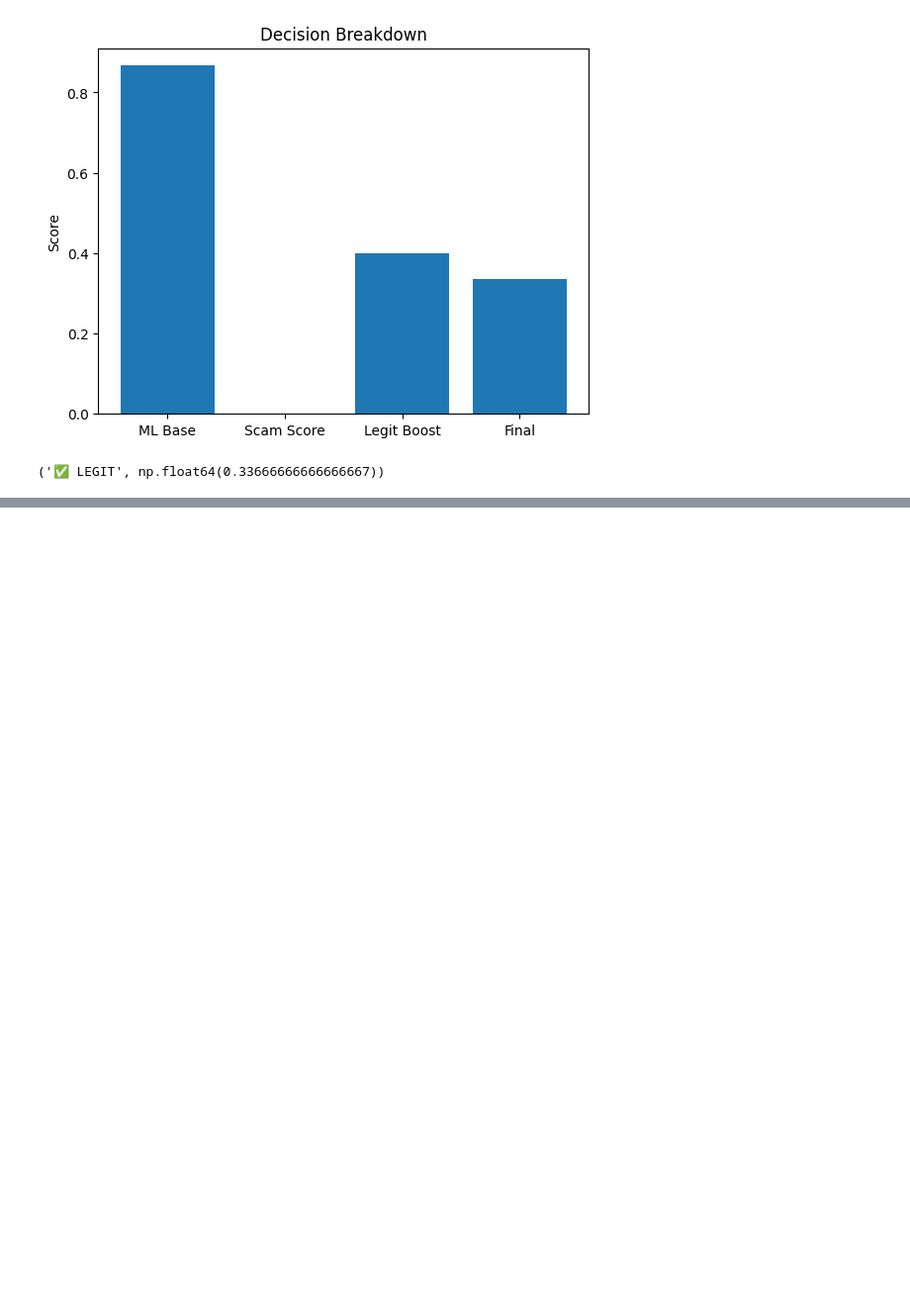
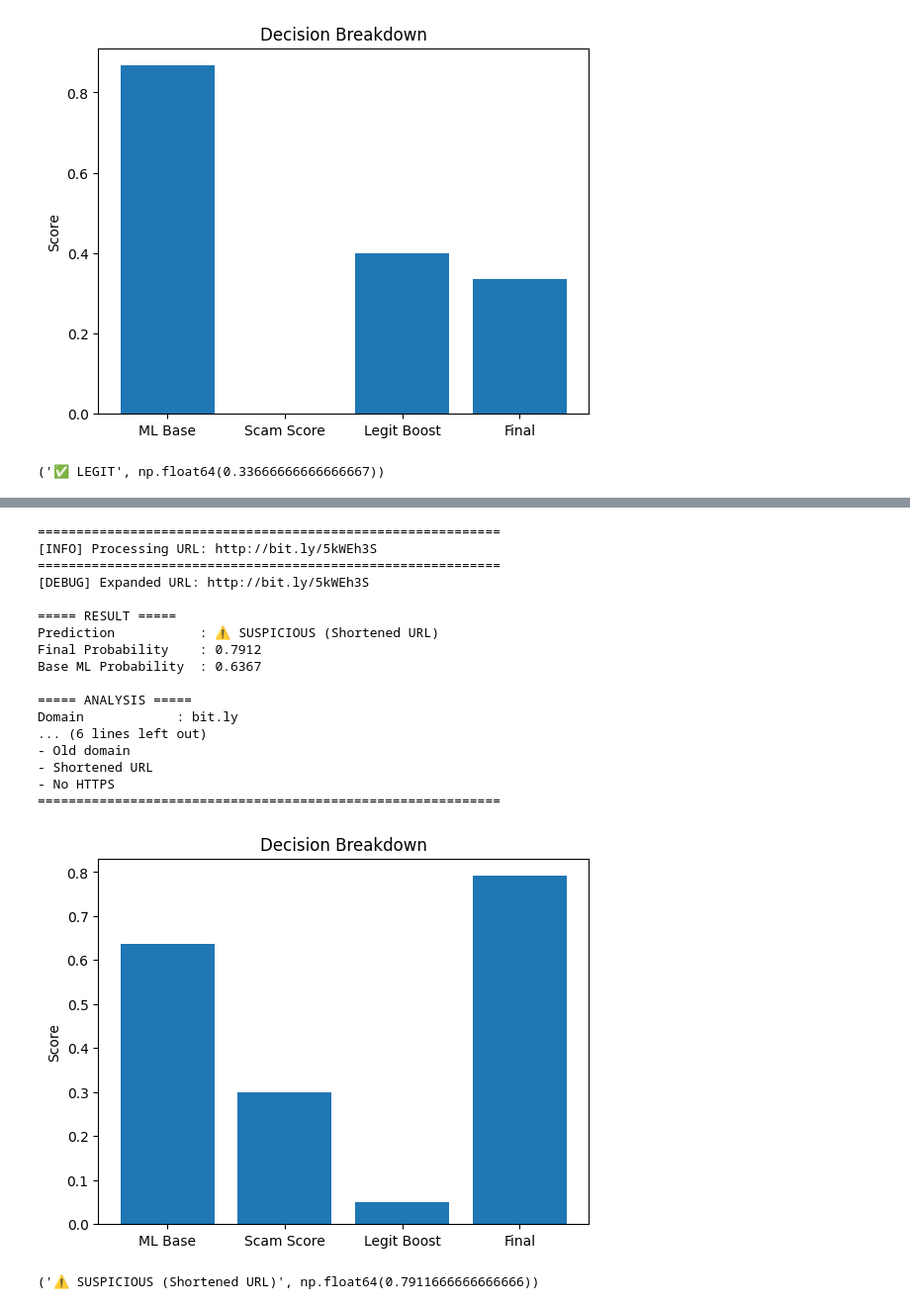
Before and after one commit to Rudrapratapsinh-Chauhan1507/Scam_Website_Detection_ML_V2, a Jupyter notebook: final_predict_model.ipynb, the cells around one changed output, grey strips where cells are left out. Shown at 99% size. Drawn from its saved outputs; the diff is of its cells as text; code cells hidden in the pictures; blank space fills up the shorter version.

```diff
--- a/final_predict_model.ipynb
+++ b/final_predict_model.ipynb
@@ -702,0 +725,22 @@ Subdomains        : 2
+# %%
+predict('http://bit.ly/5kWEh3S')
+# %% [output]
+============================================================
+[INFO] Processing URL: http://bit.ly/5kWEh3S
+============================================================
+[DEBUG] Expanded URL: http://bit.ly/5kWEh3S
+
+===== RESULT =====
+Prediction           : ⚠️ SUSPICIOUS (Shortened URL)
+Final Probability    : 0.7912
+Base ML Probability  : 0.6367
+
+===== ANALYSIS =====
+Domain            : bit.ly
+... (6 lines left out)
+- Old domain
+- Shortened URL
+- No HTTPS
+============================================================
+[figure, added]
+('⚠️ SUSPICIOUS (Shortened URL)', np.float64(0.7911666666666666))
```
Also changed, not shown: parts of 10 cells of this notebook, 2 other files.
